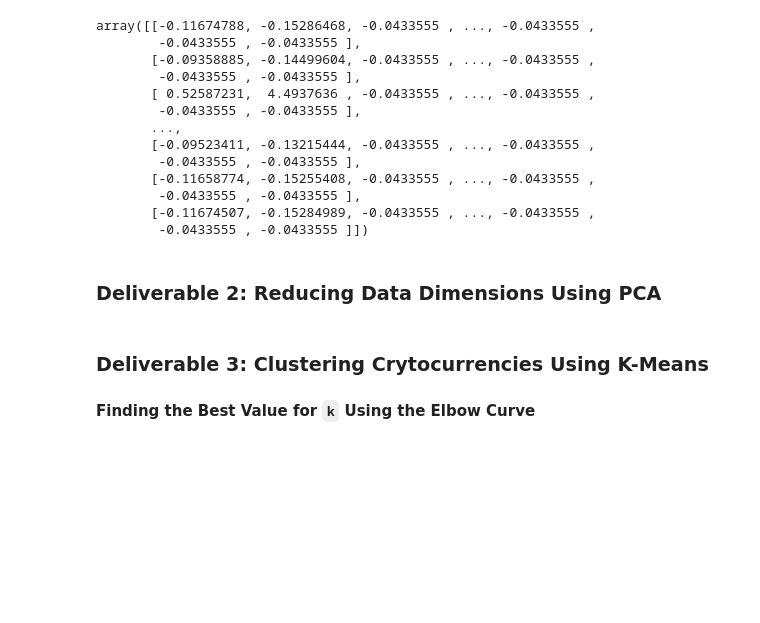
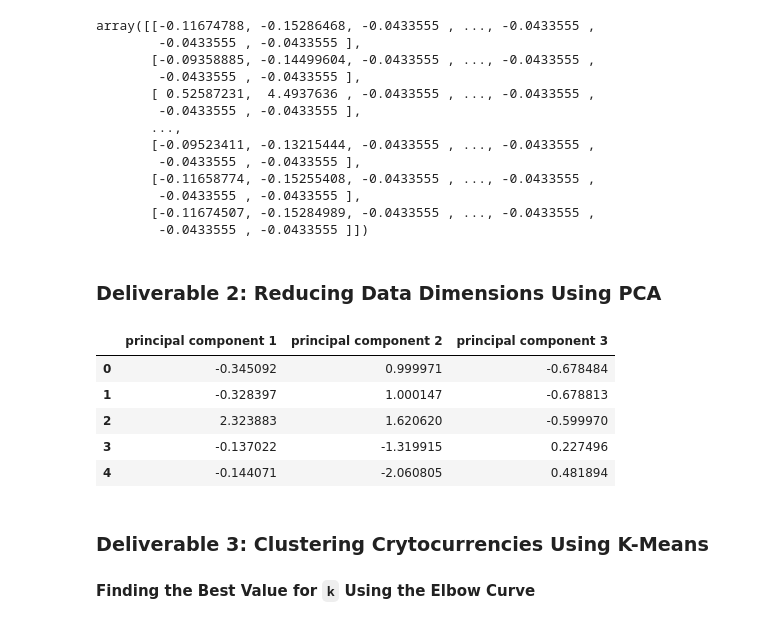
Before and after one commit to Manupriya1/Python-ML-Project-Cryptocurrency, a Jupyter notebook: crypto_clustering.ipynb, the cells around one changed output. Saved outputs shown, nothing was run; the diff lists cells and outputs as text; code cells hidden in the pictures; blank space fills up the shorter version.

```diff
--- a/crypto_clustering.ipynb
+++ b/crypto_clustering.ipynb
@@ -182,6 +183,16 @@ array([[-0.11674788, -0.15286468, -0.0433555 , ..., -0.0433555 ,
 # %%
 # Create a DataFrame with the three principal components.
-# YOUR CODE HERE
+df_X_pca = pd.DataFrame(
+    data=X, columns=["principal component 1", "principal component 2", "principal component 3"]
+)
+df_X_pca.head()
+# %% [output]
+|  | principal component 1 | principal component 2 | principal component 3 |
+| 0 | -0.345092 | 0.999971 | -0.678484 |
+| 1 | -0.328397 | 1.000147 | -0.678813 |
+| 2 | 2.323883 | 1.620620 | -0.599970 |
+| 3 | -0.137022 | -1.319915 | 0.227496 |
+| 4 | -0.144071 | -2.060805 | 0.481894 |
 # %% [markdown]
 ### Deliverable 3: Clustering Crytocurrencies Using K-Means
 
```
Also changed, not shown: parts of 4 cells of this notebook.
